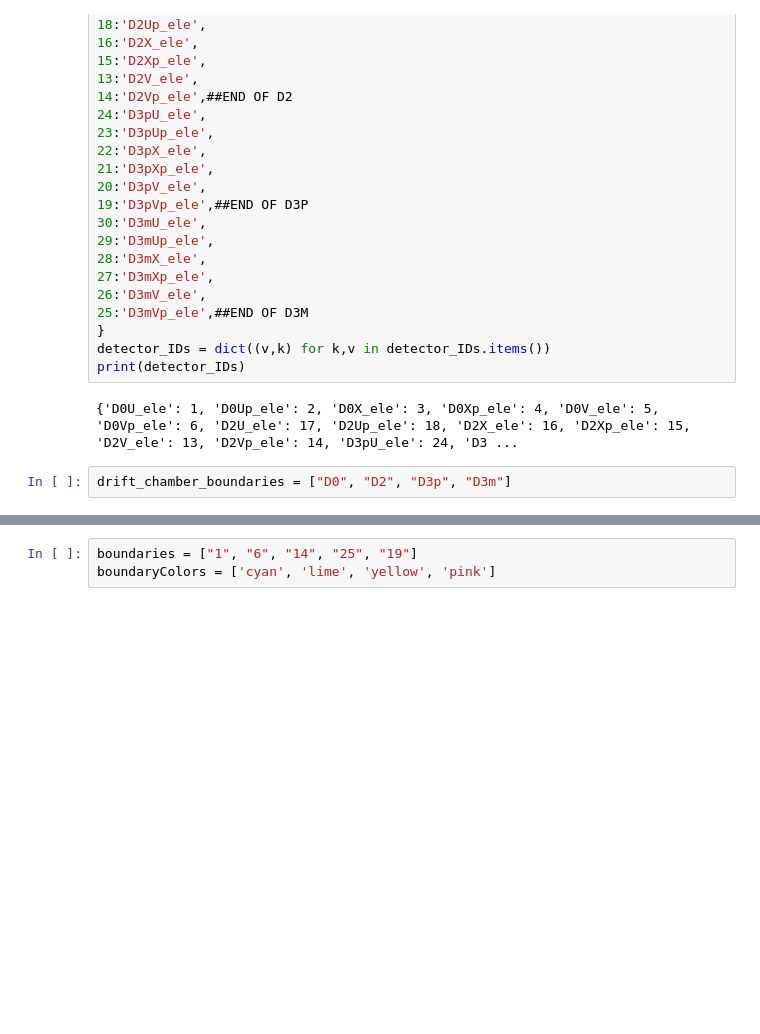
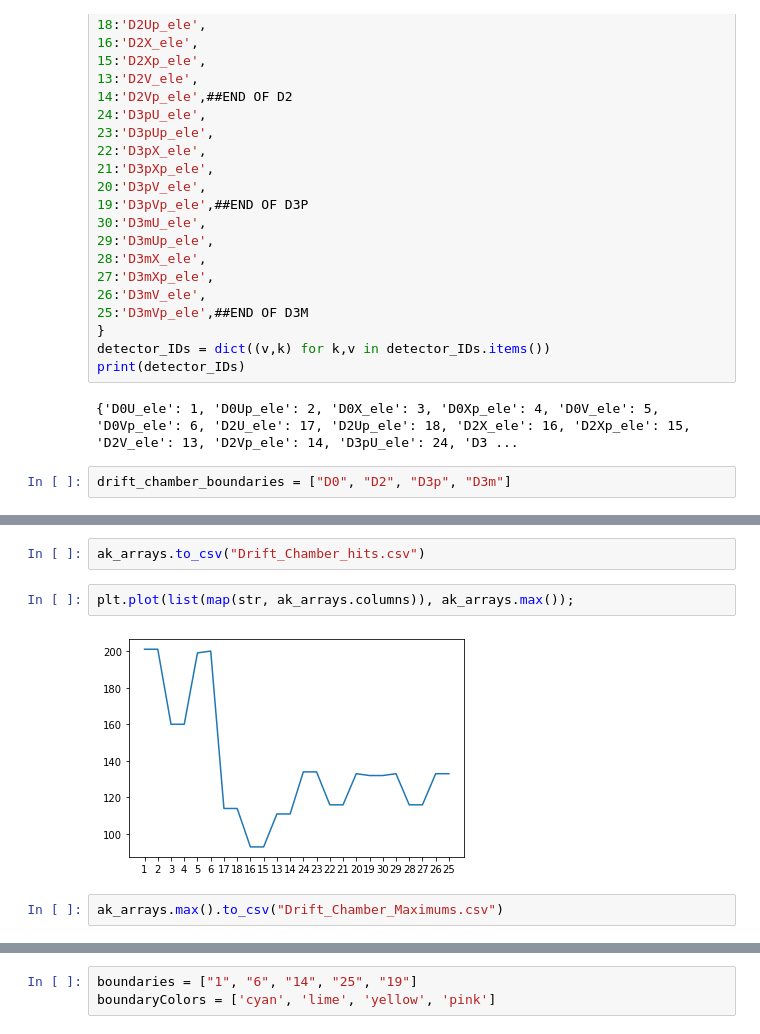
Before and after one commit to extraction-tools/ANN, a Jupyter notebook: Mohit/DrellYan_2021_June22/HitMatrix.ipynb, the cells around one changed output, grey strips where cells are left out. Cells and saved outputs as stored; diff of their text form; blank space fills up the shorter version.

```diff
--- a/Mohit/DrellYan_2021_June22/HitMatrix.ipynb
+++ b/Mohit/DrellYan_2021_June22/HitMatrix.ipynb
@@ -125,3 +128,11 @@ ak_arrays
 | 100000 | 0 | 97 | 98 | 73 | 74 | 91 | 91 | 88 | 88 | 75 | 75 | ... |
 |  | 1 | 133 | 133 | 129 | 130 | 165 | 166 | 57 | 56 | 58 | 59 | ... |
 200002 rows × 24 columns
+# %%
+ak_arrays.to_csv("Drift_Chamber_hits.csv")
+# %%
+plt.plot(list(map(str, ak_arrays.columns)), ak_arrays.max());
+# %% [output]
+[figure, added]
+# %%
+ak_arrays.max().to_csv("Drift_Chamber_Maximums.csv")
```
Also changed, not shown: parts of 4 cells of this notebook, 9 other files.
